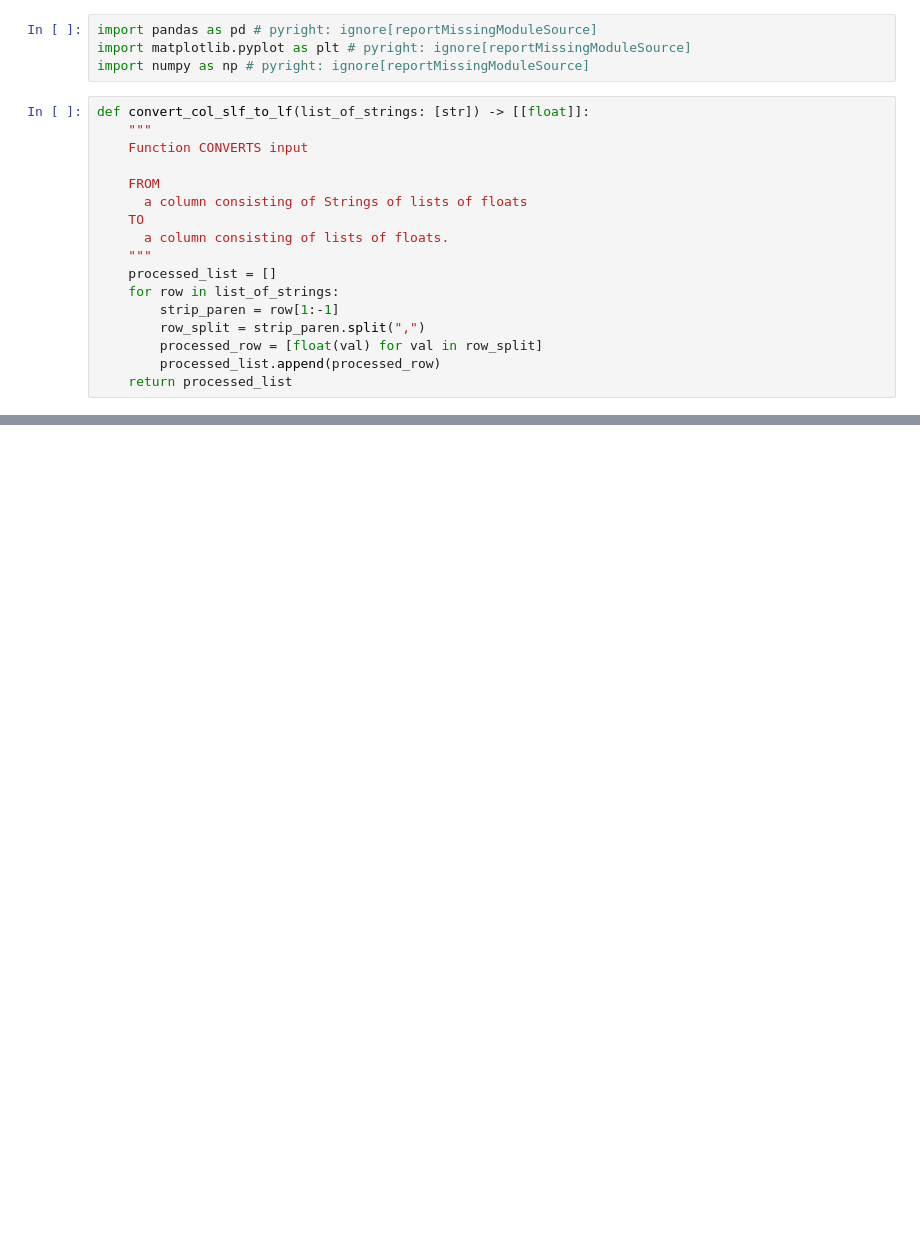
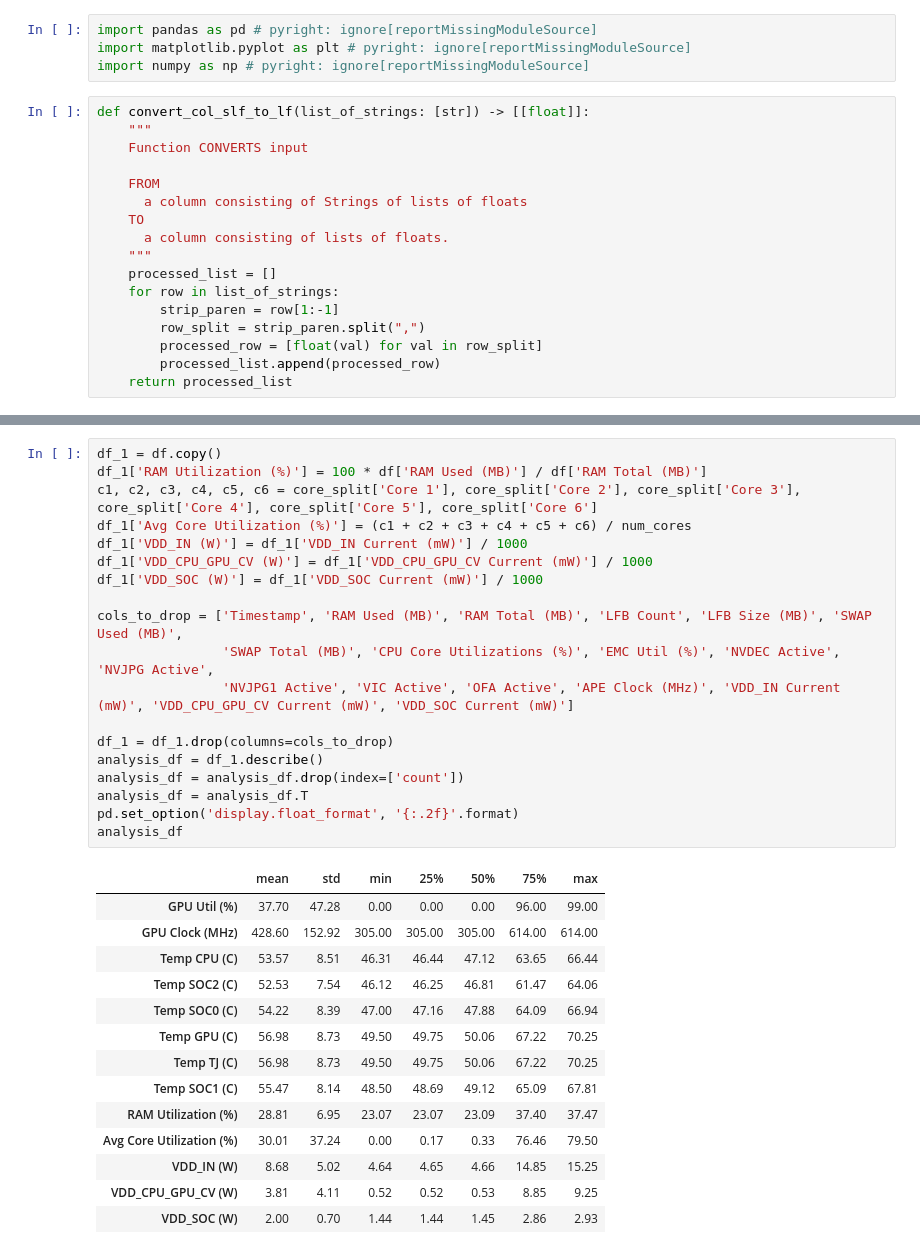
Before and after one commit to kavehzare98/Utilities, a Jupyter notebook: src/OrinSystemStats/visuals.ipynb, the cells around one changed output, grey strips where cells are left out. Saved outputs shown, nothing was run; the diff lists cells and outputs as text; blank space fills up the shorter version.

Commit message:
Just wanted to keep a current version.

```diff
--- a/src/OrinSystemStats/visuals.ipynb
+++ b/src/OrinSystemStats/visuals.ipynb
@@ -84,0 +141,34 @@ plt.show()
+# %%
+df_1 = df.copy()
+df_1['RAM Utilization (%)'] = 100 * df['RAM Used (MB)'] / df['RAM Total (MB)']
+c1, c2, c3, c4, c5, c6 = core_split['Core 1'], core_split['Core 2'], core_split['Core 3'], core_split['Core 4'], core_split['Core 5'], core_split['Core 6']
+df_1['Avg Core Utilization (%)'] = (c1 + c2 + c3 + c4 + c5 + c6) / num_cores
+df_1['VDD_IN (W)'] = df_1['VDD_IN Current (mW)'] / 1000
+df_1['VDD_CPU_GPU_CV (W)'] = df_1['VDD_CPU_GPU_CV Current (mW)'] / 1000
+df_1['VDD_SOC (W)'] = df_1['VDD_SOC Current (mW)'] / 1000
+
+cols_to_drop = ['Timestamp', 'RAM Used (MB)', 'RAM Total (MB)', 'LFB Count', 'LFB Size (MB)', 'SWAP Used (MB)',
+                'SWAP Total (MB)', 'CPU Core Utilizations (%)', 'EMC Util (%)', 'NVDEC Active', 'NVJPG Active',
+                'NVJPG1 Active', 'VIC Active', 'OFA Active', 'APE Clock (MHz)', 'VDD_IN Current (mW)', 'VDD_CPU_GPU_CV Current (mW)', 'VDD_SOC Current (mW)']
+
+df_1 = df_1.drop(columns=cols_to_drop)
+analysis_df = df_1.describe()
+analysis_df = analysis_df.drop(index=['count'])
+analysis_df = analysis_df.T
+pd.set_option('display.float_format', '{:.2f}'.format)
+analysis_df
+# %% [output]
+|  | mean | std | min | 25% | 50% | 75% | max |
+| GPU Util (%) | 37.70 | 47.28 | 0.00 | 0.00 | 0.00 | 96.00 | 99.00 |
+| GPU Clock (MHz) | 428.60 | 152.92 | 305.00 | 305.00 | 305.00 | 614.00 | 614.00 |
+| Temp CPU (C) | 53.57 | 8.51 | 46.31 | 46.44 | 47.12 | 63.65 | 66.44 |
+| Temp SOC2 (C) | 52.53 | 7.54 | 46.12 | 46.25 | 46.81 | 61.47 | 64.06 |
+| Temp SOC0 (C) | 54.22 | 8.39 | 47.00 | 47.16 | 47.88 | 64.09 | 66.94 |
+| Temp GPU (C) | 56.98 | 8.73 | 49.50 | 49.75 | 50.06 | 67.22 | 70.25 |
+| Temp TJ (C) | 56.98 | 8.73 | 49.50 | 49.75 | 50.06 | 67.22 | 70.25 |
+| Temp SOC1 (C) | 55.47 | 8.14 | 48.50 | 48.69 | 49.12 | 65.09 | 67.81 |
+| RAM Utilization (%) | 28.81 | 6.95 | 23.07 | 23.07 | 23.09 | 37.40 | 37.47 |
+| Avg Core Utilization (%) | 30.01 | 37.24 | 0.00 | 0.17 | 0.33 | 76.46 | 79.50 |
+| VDD_IN (W) | 8.68 | 5.02 | 4.64 | 4.65 | 4.66 | 14.85 | 15.25 |
+| VDD_CPU_GPU_CV (W) | 3.81 | 4.11 | 0.52 | 0.52 | 0.53 | 8.85 | 9.25 |
+| VDD_SOC (W) | 2.00 | 0.70 | 1.44 | 1.44 | 1.45 | 2.86 | 2.93 |
```
Also changed, not shown: parts of 5 cells of this notebook, 6 other files.
